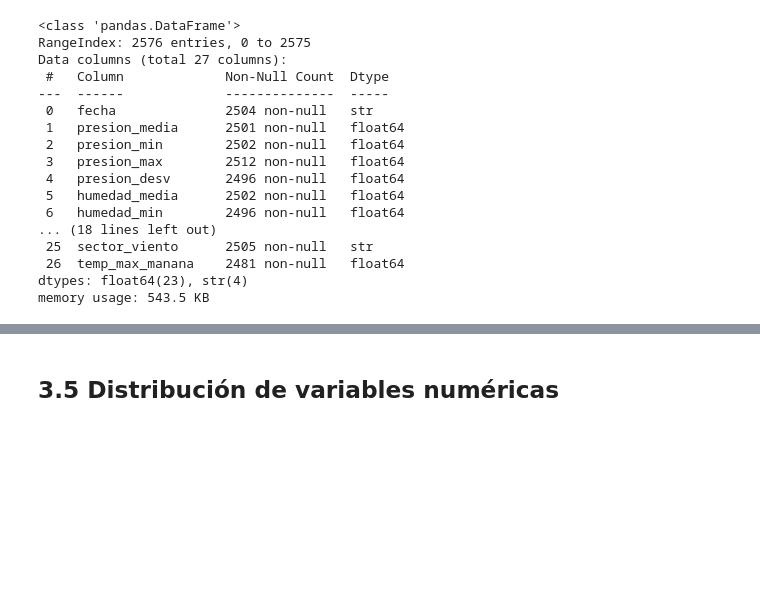
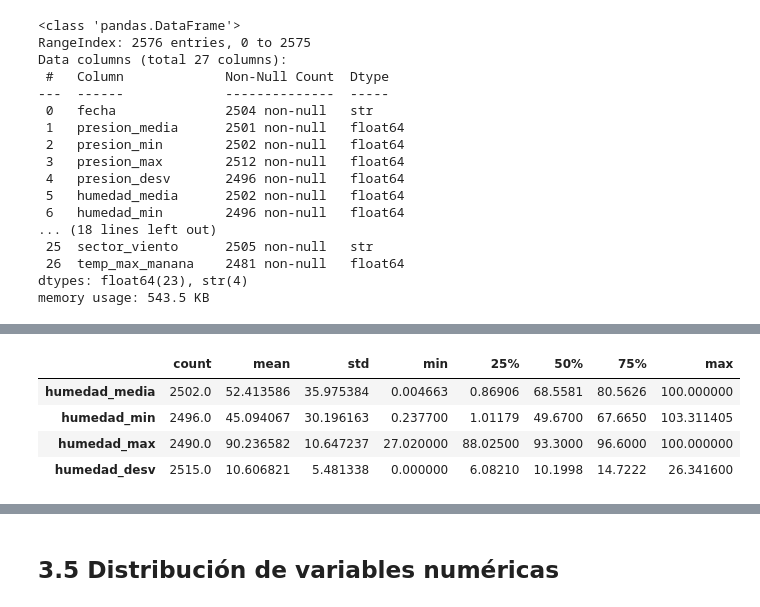
Before and after one commit to vergarave/Lab1_ML, a Jupyter notebook: Laboratorio_1.ipynb, the cells around one changed output, grey strips where cells are left out. Saved outputs shown, nothing was run; the diff lists cells and outputs as text; code cells hidden in the pictures; blank space fills up the shorter version.

```diff
--- a/Laboratorio_1.ipynb
+++ b/Laboratorio_1.ipynb
@@ -252,0 +452,15 @@ data.describe().T
+# %%
+columnas_humedad = [
+    "humedad_media",
+    "humedad_min",
+    "humedad_max",
+    "humedad_desv"
+]
+
+data[columnas_humedad].describe().T
+# %% [output]
+|  | count | mean | std | min | 25% | 50% | 75% | max |
+| humedad_media | 2502.0 | 52.413586 | 35.975384 | 0.004663 | 0.86906 | 68.5581 | 80.5626 | 100.000000 |
+| humedad_min | 2496.0 | 45.094067 | 30.196163 | 0.237700 | 1.01179 | 49.6700 | 67.6650 | 103.311405 |
+| humedad_max | 2490.0 | 90.236582 | 10.647237 | 27.020000 | 88.02500 | 93.3000 | 96.6000 | 100.000000 |
+| humedad_desv | 2515.0 | 10.606821 | 5.481338 | 0.000000 | 6.08210 | 10.1998 | 14.7222 | 26.341600 |
```
Also changed, not shown: parts of 28 cells of this notebook.
